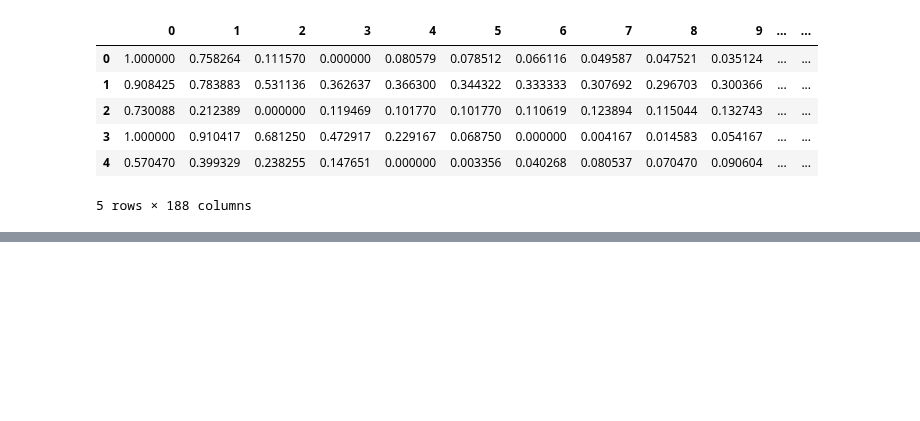
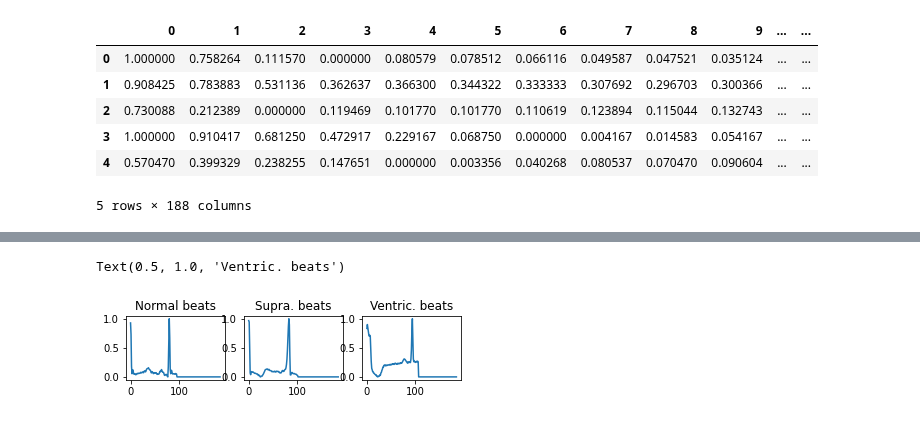
Before and after one commit to dilawarm/federated, a Jupyter notebook: notebooks/DataAnalysis.ipynb, the cells around one changed output, grey strips where cells are left out. Drawn from its saved outputs; the diff is of its cells as text; code cells hidden in the pictures; blank space fills up the shorter version.

```diff
--- a/notebooks/DataAnalysis.ipynb
+++ b/notebooks/DataAnalysis.ipynb
@@ -35,10 +33,0 @@ mitbih_test_df.head()
-# %%
-mitbih_train_df[187] = mitbih_train_df[187].astype(int)
-count = mitbih_train_df[187].value_counts()
-
-plt.figure(figsize=(10, 10))
-pie = plt.Circle((0, 0), 0.7, color="white")
-plt.pie(count, labels=["normal beats", "Supra. beats", "Ventric. beats", "Fusion beats", "Unknown beats"], colors=["green", "blue", "yellow", "purple", "lightblue"])
-p = plt.gcf()
-p.gca().add_artist(pie)
-plt.show()
@@ -46,0 +34,3 @@ plt.show()
+# %%
+samples = mitbih_train_df.groupby(187, group_keys=False).apply(lambda mitbih_train_df: mitbih_train_df.sample(1))
+samples
@@ -46,0 +45,13 @@ plt.show()
+# %%
+plt.subplot(3,3,1)
+plt.plot(samples.iloc[0,:186])
+plt.title('Normal beats')
+plt.subplot(3,3,2)
+plt.plot(samples.iloc[1,:186])
+plt.title('Supra. beats')
+plt.subplot(3,3,3)
+plt.plot(samples.iloc[2,:186])
+plt.title('Ventric. beats')
+# %% [output]
+Text(0.5, 1.0, 'Ventric. beats')
+[figure, added]
```
Also changed, not shown: parts of 5 cells of this notebook.
